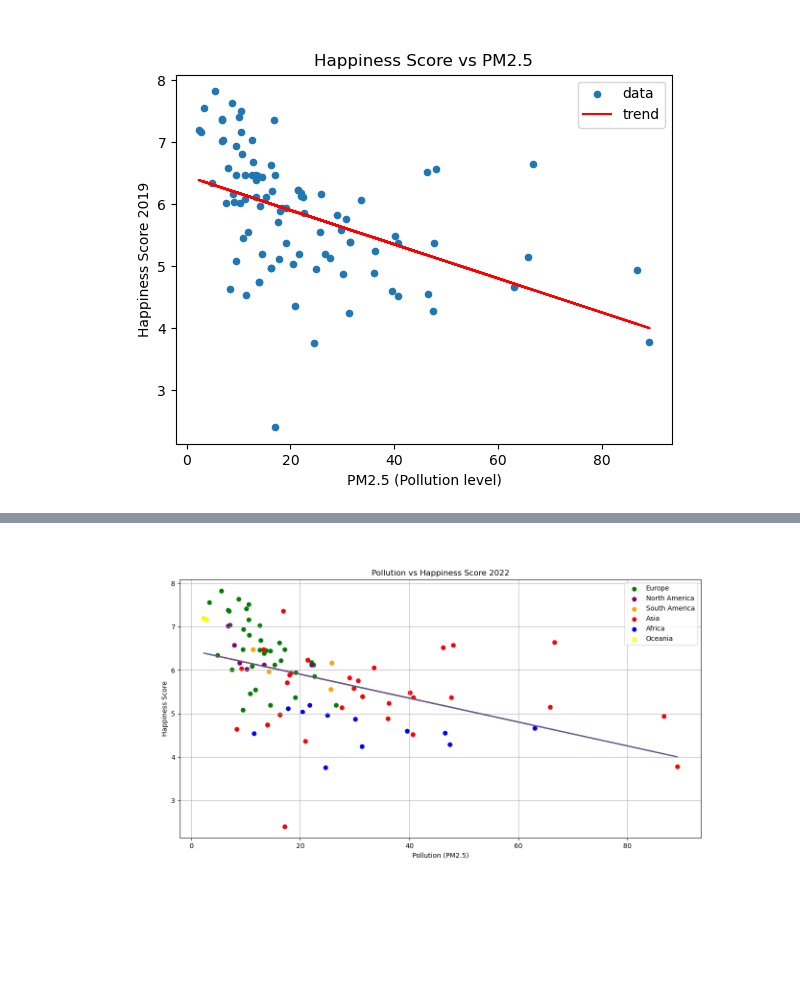
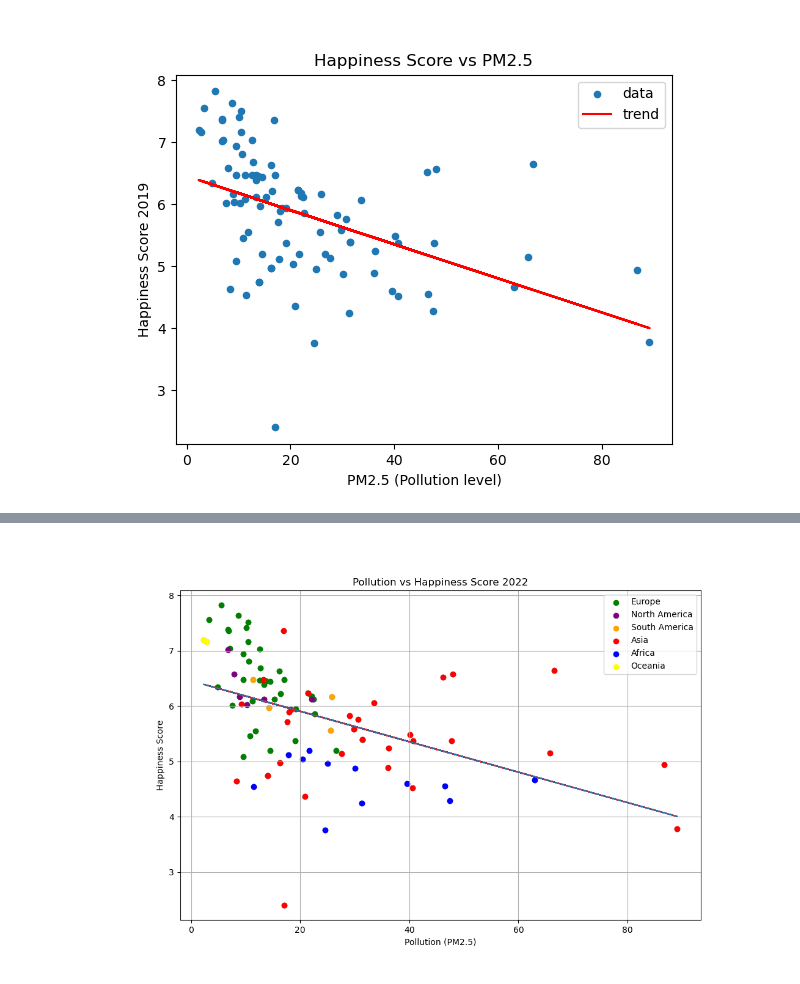
Before and after one commit to MrTyDev/Happiness-and-air-pollution-Research-Project, a Jupyter notebook: research.ipynb, the cells around one changed output, grey strips where cells are left out. Drawn from its saved outputs; the diff is of its cells as text; code cells hidden in the pictures; blank space fills up the shorter version.

```diff
--- a/research.ipynb
+++ b/research.ipynb
@@ -100,7 +100,7 @@ data_linreg = np.polyfit(x, y, 1)
 xp = np.linspace(2, 2, 156)
 lr = np.polyval(data_linreg, xp)
 
-fig = plt.figure(figsize = (14,7))
+fig = plt.figure(figsize = (11,7))
 ax = fig.add_subplot()
 ax.grid()
 ax.set_xlabel('Pollution (PM2.5)')
@@ -134,32 +134,32 @@ y = analysis.iloc[:, 3]
 continents = analysis['Continent']  # Anta att du har en kolumn för kontinenterna i din DataFrame
 
 data_linreg = np.polyfit(x, y, 1)
 xp = np.linspace(x.min(), x.max(), 156)
 lr = np.polyval(data_linreg, xp)
 
-fig = plt.figure(figsize=(14, 7))
+fig = plt.figure(figsize=(11, 7))
 ax = fig.add_subplot()
 ax.grid()
 ax.set_xlabel('Pollution (PM2.5)')
 ax.set_ylabel('Happiness Score')
 ax.set_title('Pollution vs Happiness Score 2022')
 
 model = np.polyfit(analysis['PM2.5'], analysis['Happiness Score'], 1)
 ax.plot(analysis['PM2.5'], np.polyval(model, analysis['PM2.5']), color='r')
 
 
 ax.scatter(x, y, color='grey')
 
 
 continent_colors = {'Europe': 'green', 'North America': 'purple',  'South America': 'orange', 'Asia': 'red', 'Africa': 'blue', 'Oceania': 'yellow'}
 
 for continent, color in continent_colors.items():
     # Hämta index för länder i nuvarande kontinent
     continent_indices = (continents == continent)
     # Rita scatterplotten för länder i nuvarande kontinent med färgen för kontinenten
     ax.scatter(x[continent_indices], y[continent_indices], color=color, label=continent)
 ax.plot(xp, lr)
 ax.legend()
 plt.show()
 # %% [output]
-[figure, old version]
+[figure, new version]
```
Also changed, not shown: parts of 3 cells of this notebook.
